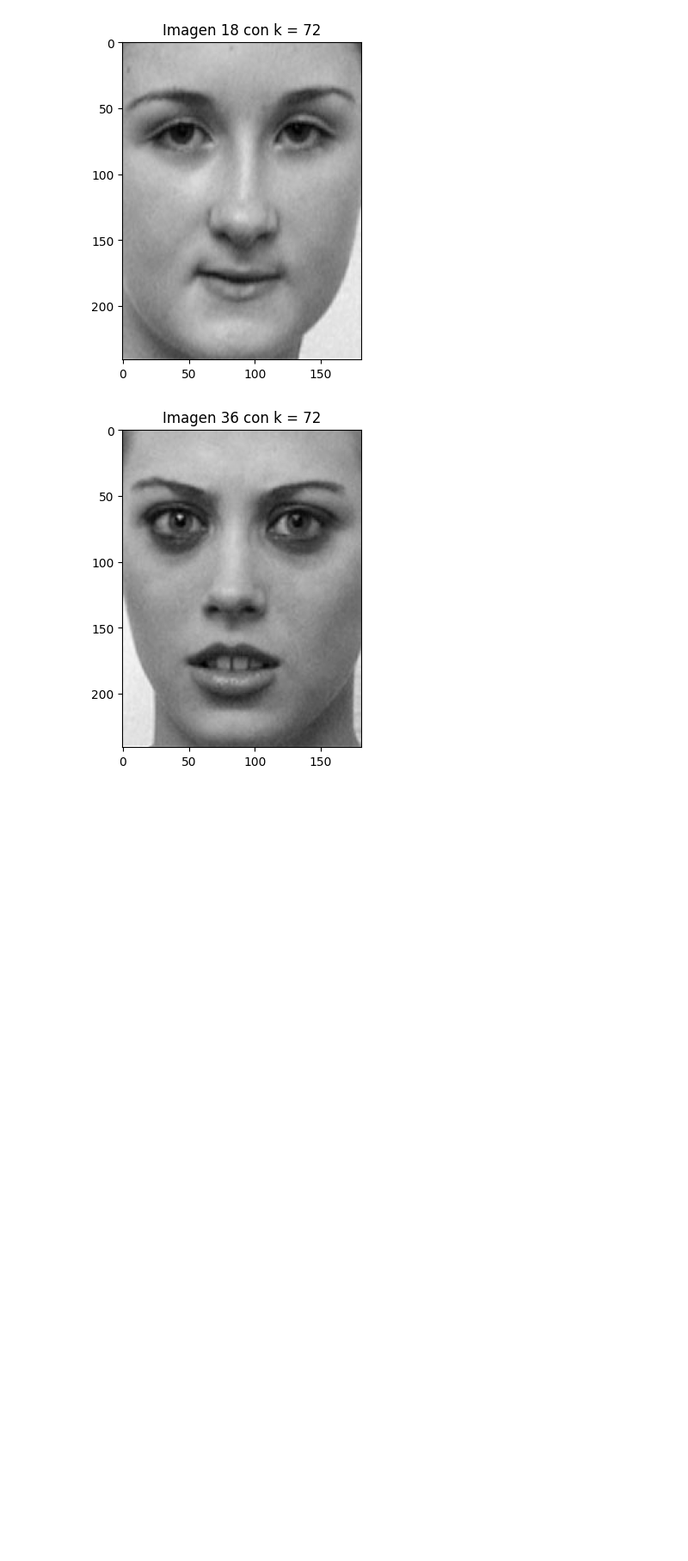
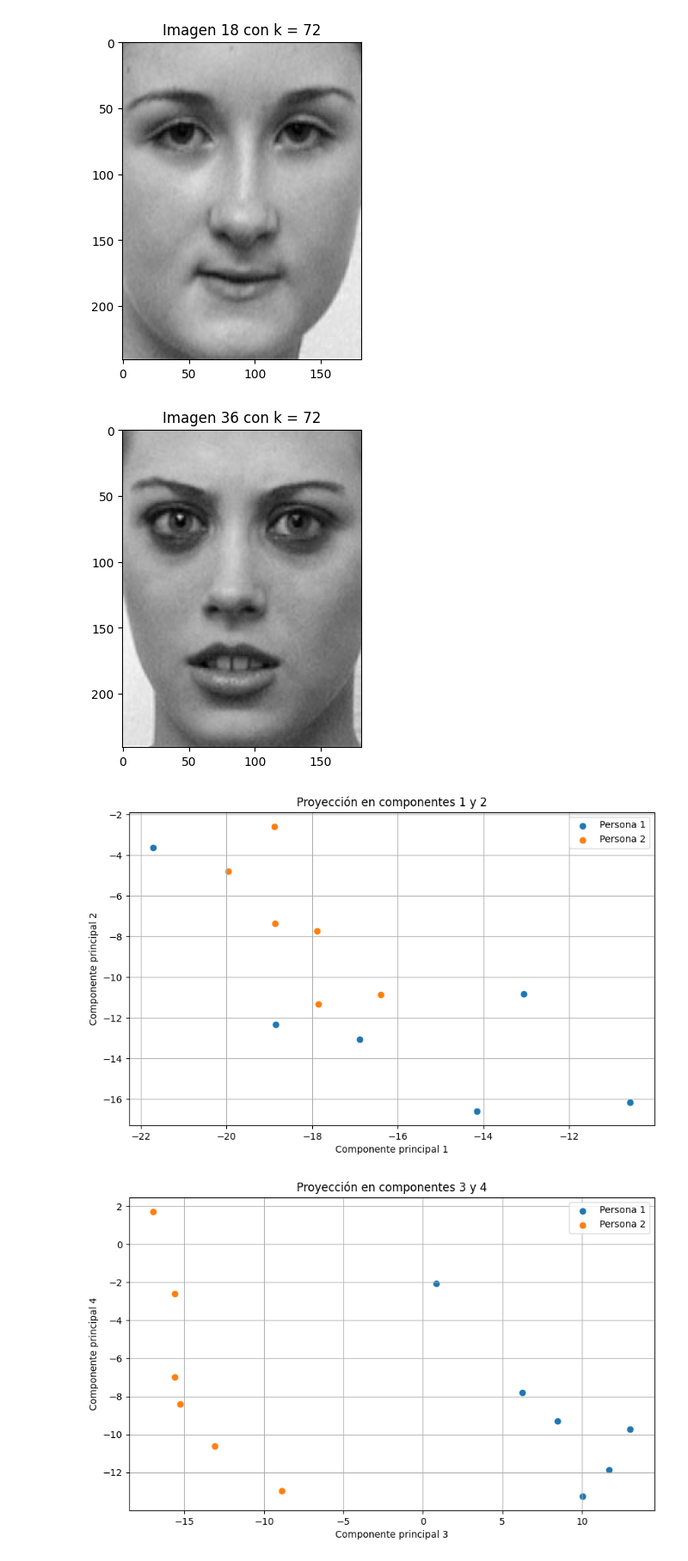
Before and after one commit to siwikiwi/proyecto_alg, a Jupyter notebook: Proyecto_svd.ipynb, the cells around one changed output. Shown at 86% size. Drawn from its saved outputs; the diff is of its cells as text; code cells hidden in the pictures; blank space fills up the shorter version.

```diff
--- a/Proyecto_svd.ipynb
+++ b/Proyecto_svd.ipynb
@@ -74,3 +74,34 @@ for i in aproximaciones.keys(): ##recorre las claves A_1,....A_72 que almacena c
 [figure]
 [figure]
 [figure]
+# %%
+A_centrada = A - A.mean(axis=0)
+
+U, S, Vh = np.linalg.svd(A_centrada, full_matrices=False)
+
+def proyectar_y_graficar(componentes, personas_a_mostrar=[0, 1]):
+    comp1 = componentes[0] - 1
+    comp2 = componentes[1] - 1
+    proyecciones = U[:, [comp1, comp2]] * S[[comp1, comp2]]
+    plt.figure(figsize=(10, 6))
+    for persona in personas_a_mostrar:
+        #(persona 0: 0-5, persona 1: 6-11, etc.)
+        inicio = persona * 6
+        fin = inicio + 6
+        x = proyecciones[inicio:fin, 0]
+        y = proyecciones[inicio:fin, 1]
+        plt.scatter(x, y, label=f'Persona {persona+1}')
+
+    plt.title(f'Proyección en componentes {componentes[0]} y {componentes[1]}')
+    plt.xlabel(f'Componente principal {componentes[0]}')
+    plt.ylabel(f'Componente principal {componentes[1]}')
+    plt.legend()
+    plt.grid(True)
+    plt.show()
+
+proyectar_y_graficar((1, 2))
+proyectar_y_graficar((3, 4))
+proyectar_y_graficar((5, 6))
+# %% [output]
+[figure, added]
+[figure, added]
```
Also changed, not shown: parts of 4 cells of this notebook.
